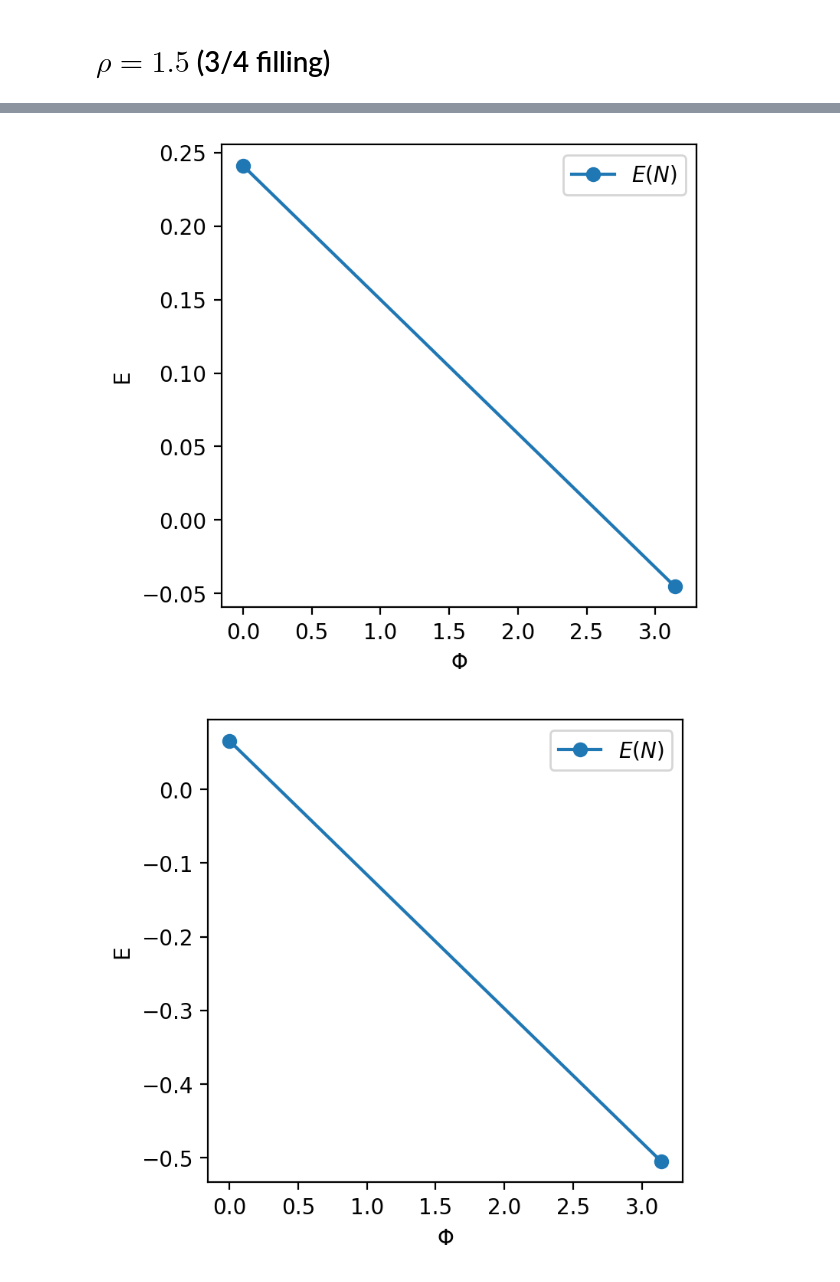
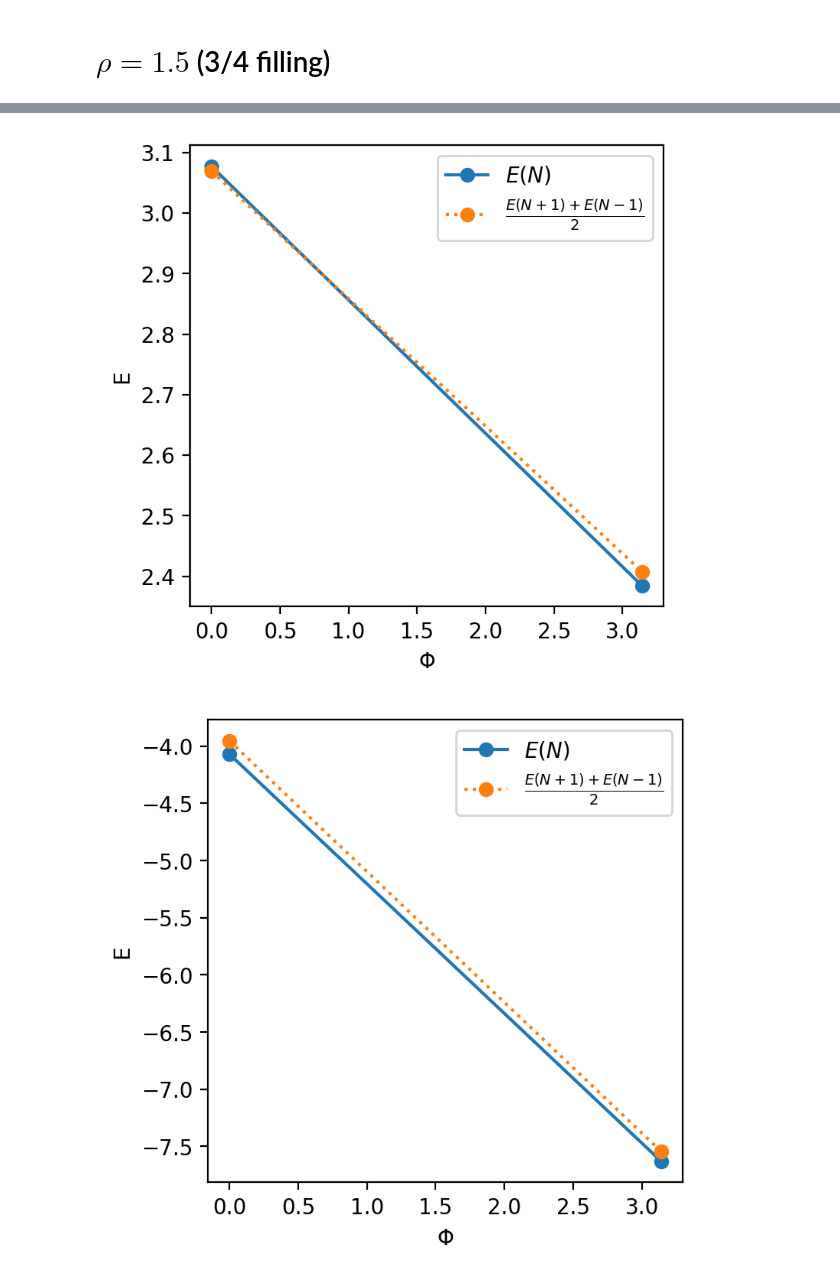
Before and after one commit to wholdhus/so5-richardson-gaudin, a Jupyter notebook: parity_switch_exact.ipynb, the cells around one changed output, grey strips where cells are left out. Saved outputs shown, nothing was run; the diff lists cells and outputs as text; code cells hidden in the pictures.

```diff
--- a/parity_switch_exact.ipynb
+++ b/parity_switch_exact.ipynb
@@ -1,8 +1,9 @@
 # %%
-from exact_diag import form_basis, periodic_ham_1, periodic_ham_2, periodic_ham_3, find_nk, find_skz, ham_op_2
+from exact_diag import form_basis, periodic_ham, antiperiodic_ham
+from solve_rg_eqs import bootstrap_g0, solve_Gs_list
 import matplotlib.pyplot as plt
 import numpy as np
-periodic_ham = periodic_ham_3
+import pandas as pd
 # %%
 l = 4
 k_peri = np.pi*np.arange(-2*l, 2*l, 2)/(2*l)
@@ -11,7 +12,7 @@ k_pos = k_anti[l:]
 print(k_peri)
 print(k_anti)
 print(k_pos)
-Gc = 1./np.sum(k_pos)
+Gc = 1./np.sum(np.sin(.5*k_pos))
 print(Gc)
 # %% [output]
 [-3.14159265 -2.35619449 -1.57079633 -0.78539816  0.          0.78539816
@@ -105,8 +110,8 @@ basis = form_basis(2*l, Nup, Nup)
 basis_plus = form_basis(2*l, Nup+1, Nup+1)
 basis_minus = form_basis(2*l, Nup-1, Nup-1)
 bases = [basis, basis_plus, basis_minus]
-Gr = .7
-Ghr = Gr/(2*Gr-1)
+Gr = .5
+Ghr = 1.5
 # Ghr = 2
 Gs = [Gr*Gc, Ghr*Gc]
 print('G/Gc')
@@ -122,9 +127,13 @@ for i, G in enumerate(Gs):
         print('How many states?')
         print(b.Ns)
         h_peri = periodic_ham(l, G, b)
-        h_anti = ham_op_2(l, G, k_pos, b)
-        ep, _ = h_peri.eigsh(k=10, which='SA')
-        ea, _ = h_anti.eigsh(k=10, which='SA')
+        h_anti = antiperiodic_ham(l, G, b)
+        if b.Ns > 1000:
+            ep, _ = h_peri.eigsh(k=10, which='SA')
+            ea, _ = h_anti.eigsh(k=10, which='SA')
+        else:
+            ep, _ = h_peri.eigh()
+            ea, _ = h_anti.eigh()
         es_peri[i,j] = min(ep)
         es_anti[i,j] = min(ea)
 # %% [output]
@@ -179,8 +186,8 @@ basis = form_basis(2*l, Nup, Nup)
 basis_plus = form_basis(2*l, Nup+1, Nup+1)
 basis_minus = form_basis(2*l, Nup-1, Nup-1)
 bases = [basis, basis_plus, basis_minus]
-Gr = .7
-Ghr = Gr/(2*Gr-1)
+Gr = .5
+Ghr = 1.5
 # Ghr = 2
 Gs = [Gr*Gc, Ghr*Gc]
 print('G/Gc')
@@ -196,9 +203,13 @@ for i, G in enumerate(Gs):
         print('How many states?')
         print(b.Ns)
         h_peri = periodic_ham(l, G, b)
-        h_anti = ham_op_2(l, G, k_pos, b)
-        ep, _ = h_peri.eigsh(k=10, which='SA')
-        ea, _ = h_anti.eigsh(k=10, which='SA')
+        h_anti = antiperiodic_ham(l, G, b)
+        if b.Ns > 1000:
+            ep, _ = h_peri.eigsh(k=10, which='SA')
+            ea, _ = h_anti.eigsh(k=10, which='SA')
+        else:
+            ep, _ = h_peri.eigh()
+            ea, _ = h_anti.eigh()
         es_peri[i,j] = min(ep)
         es_anti[i,j] = min(ea)
 # %% [output]
@@ -222,25 +231,25 @@ Particle conservation check passed!
 # %%
 es_even_b = [es_peri[0,0], es_anti[0,0]]
 es_odd_b = [0.5*(es_peri[0,1] + es_peri[0,2]), 0.5*(es_anti[0,1] + es_anti[0,2])]
 es_even_a = [es_peri[1,0], es_anti[1,0]]
 es_odd_a = [0.5*(es_peri[1,1] + es_peri[1,2]), 0.5*(es_anti[1,1] + es_anti[1,2])]
 plt.figure(figsize=(4,4), dpi=200)
-plt.plot([0, np.pi], np.array(es_even_b) - np.array(es_odd_b), label=r'$E(N)$', marker='o')
-# plt.plot([0, np.pi], es_odd_b, label=r'$\frac{E(N+1)+E(N-1)}{2}$', ls=':', marker='o')
+plt.plot([0, np.pi], np.array(es_even_b), label=r'$E(N)$', marker='o')
+plt.plot([0, np.pi], es_odd_b, label=r'$\frac{E(N+1)+E(N-1)}{2}$', ls=':', marker='o')
 plt.ylabel('E')
 plt.legend()
 plt.xlabel(r'$\Phi$')
 plt.savefig('fermion_parity_topo.png')
 plt.show()
 
 plt.figure(figsize=(4,4), dpi=200)
-plt.plot([0, np.pi], np.array(es_even_a) - np.array(es_odd_a), label=r'$E(N)$', marker='o')
-# plt.plot([0, np.pi], es_odd_a, label=r'$\frac{E(N+1)+E(N-1)}{2}$', ls=':', marker='o')
+plt.plot([0, np.pi], np.array(es_even_a), label=r'$E(N)$', marker='o')
+plt.plot([0, np.pi], es_odd_a, label=r'$\frac{E(N+1)+E(N-1)}{2}$', ls=':', marker='o')
 plt.ylabel('E')
 plt.legend()
 plt.xlabel(r'$\Phi$')
 plt.savefig('fermion_parity_triv.png')
 plt.show()
 # %% [output]
-[figure, old version]
+[figure, new version]
-[figure, old version]
+[figure, new version]
```
Also changed, not shown: parts of 14 cells of this notebook, 2 other files.
